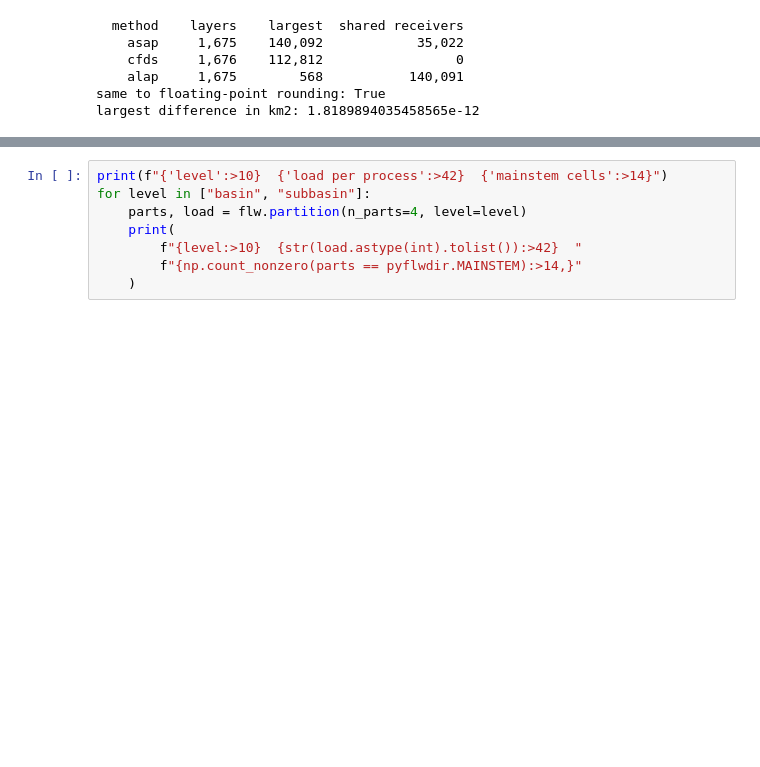
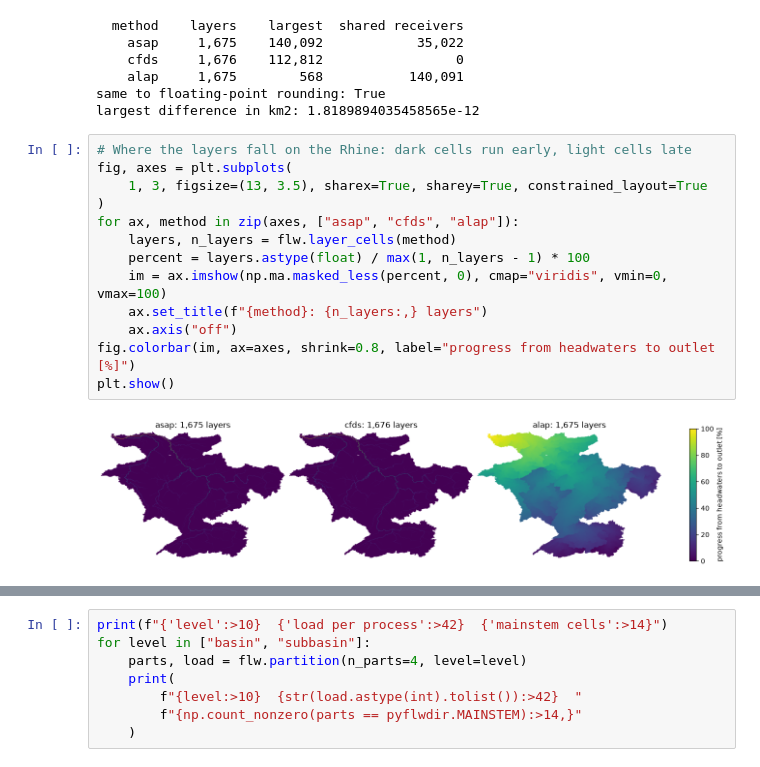
Before and after one commit to Deltares/pyflwdir, a Jupyter notebook: examples/ordering.ipynb, the cells around one changed output, grey strips where cells are left out. Drawn from its saved outputs; the diff is of its cells as text; blank space fills up the shorter version.

Commit message:
Improve ordering notebook visual explanation

```diff
--- a/examples/ordering.ipynb
+++ b/examples/ordering.ipynb
@@ -248,3 +265,18 @@ print("largest difference in km2:", np.abs(threaded[valid] - serial[valid]).max(
     alap     1,675        568           140,091
 same to floating-point rounding: True
 largest difference in km2: 1.8189894035458565e-12
+# %%
+# Where the layers fall on the Rhine: dark cells run early, light cells late
+fig, axes = plt.subplots(
+    1, 3, figsize=(13, 3.5), sharex=True, sharey=True, constrained_layout=True
+)
+for ax, method in zip(axes, ["asap", "cfds", "alap"]):
+    layers, n_layers = flw.layer_cells(method)
+    percent = layers.astype(float) / max(1, n_layers - 1) * 100
+    im = ax.imshow(np.ma.masked_less(percent, 0), cmap="viridis", vmin=0, vmax=100)
+    ax.set_title(f"{method}: {n_layers:,} layers")
+    ax.axis("off")
+fig.colorbar(im, ax=axes, shrink=0.8, label="progress from headwaters to outlet [%]")
+plt.show()
+# %% [output]
+[figure, added]
```
Also changed, not shown: parts of 8 cells of this notebook, 1 other file.
